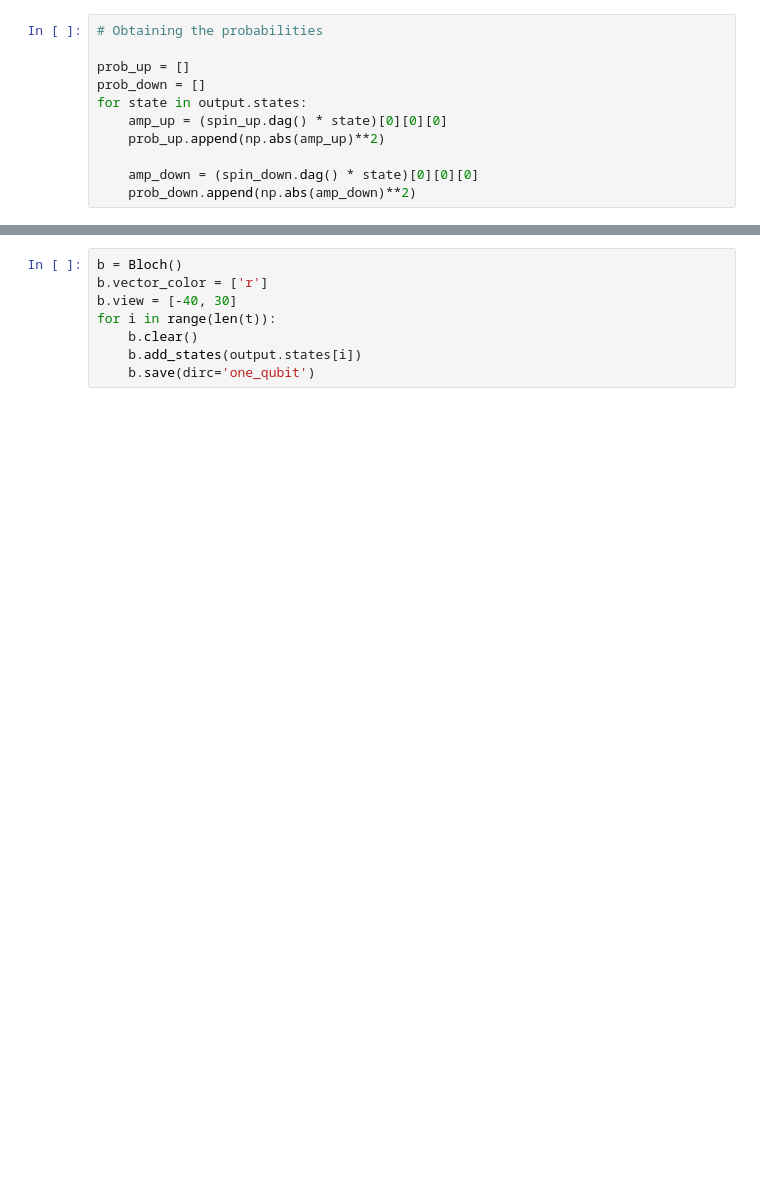
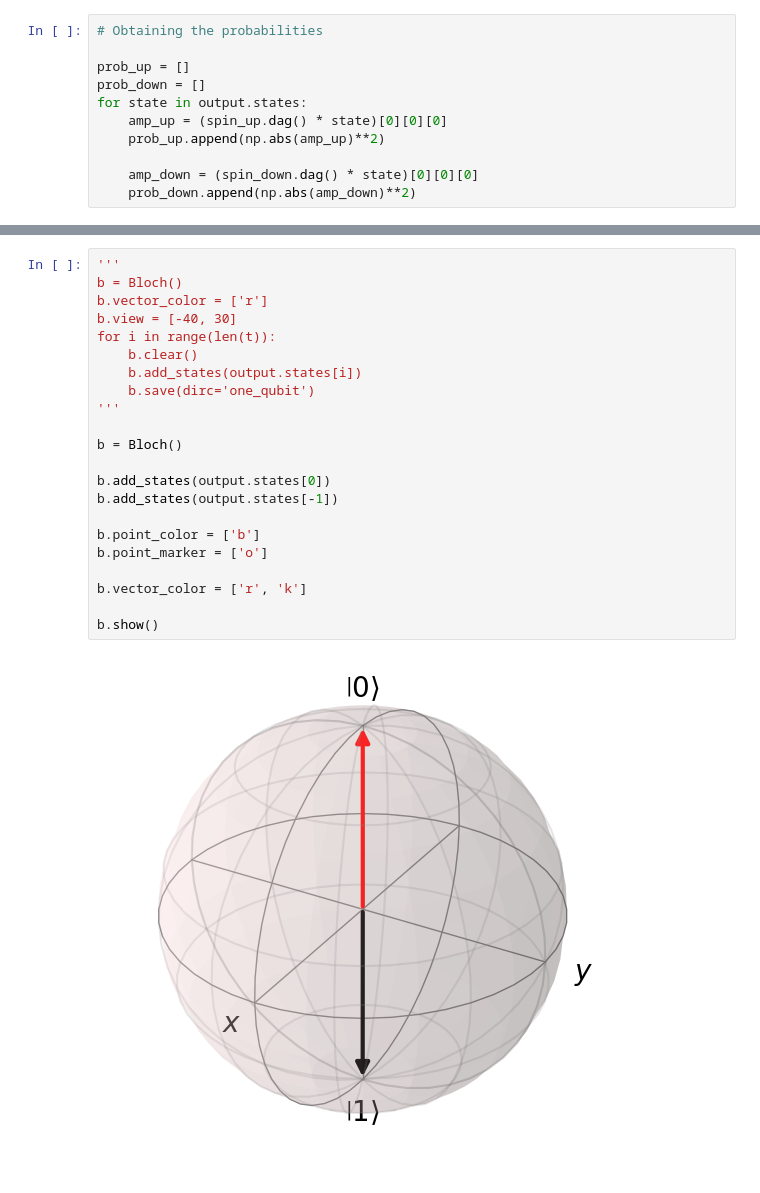
Before and after one commit to Section24259/hmcc_codigo, a Jupyter notebook: one_qubit.ipynb, the cells around one changed output, grey strips where cells are left out. Drawn from its saved outputs; the diff is of its cells as text; blank space fills up the shorter version.

```diff
--- a/one_qubit.ipynb
+++ b/one_qubit.ipynb
@@ -77,8 +80,24 @@ plt.show()
 # %%
+'''
 b = Bloch()
 b.vector_color = ['r']
 b.view = [-40, 30]
 for i in range(len(t)):
     b.clear()
     b.add_states(output.states[i])
     b.save(dirc='one_qubit')
+'''
+
+b = Bloch()
+
+b.add_states(output.states[0])
+b.add_states(output.states[-1])
+
+b.point_color = ['b']
+b.point_marker = ['o']
+
+b.vector_color = ['r', 'k']
+
+b.show()
+# %% [output]
+[figure, added]
```
Also changed, not shown: parts of 4 cells of this notebook, 1 other file.
